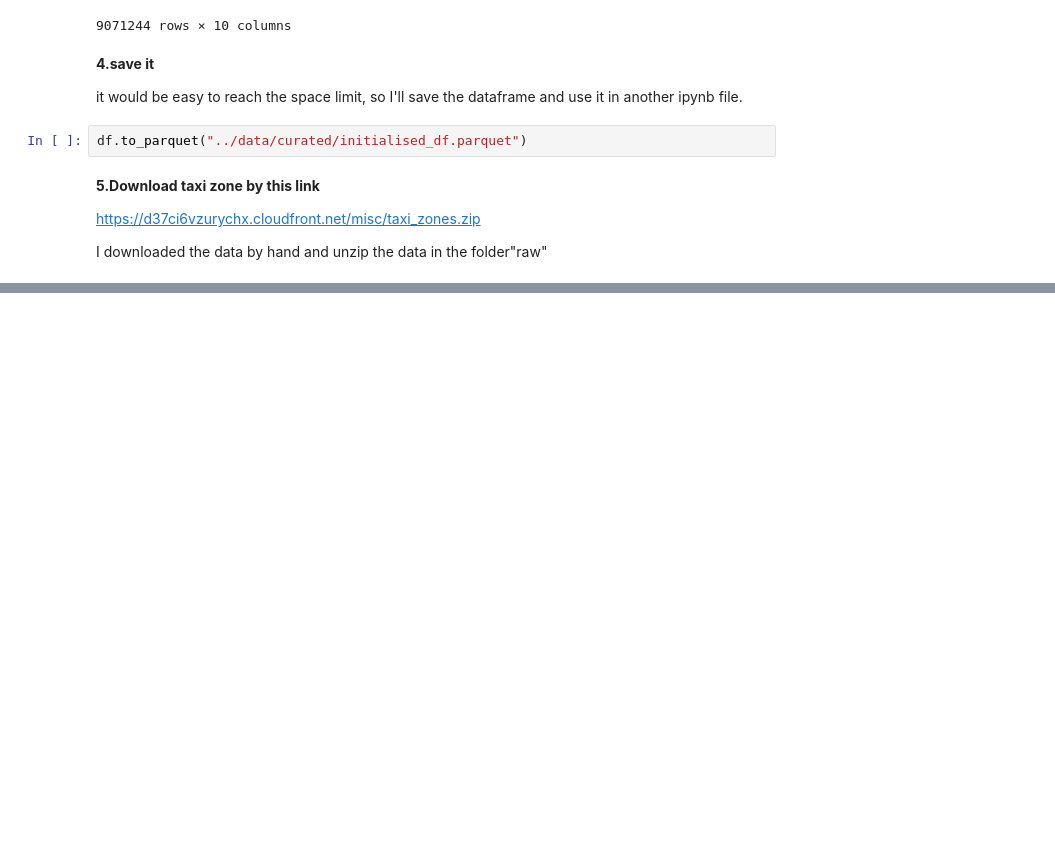
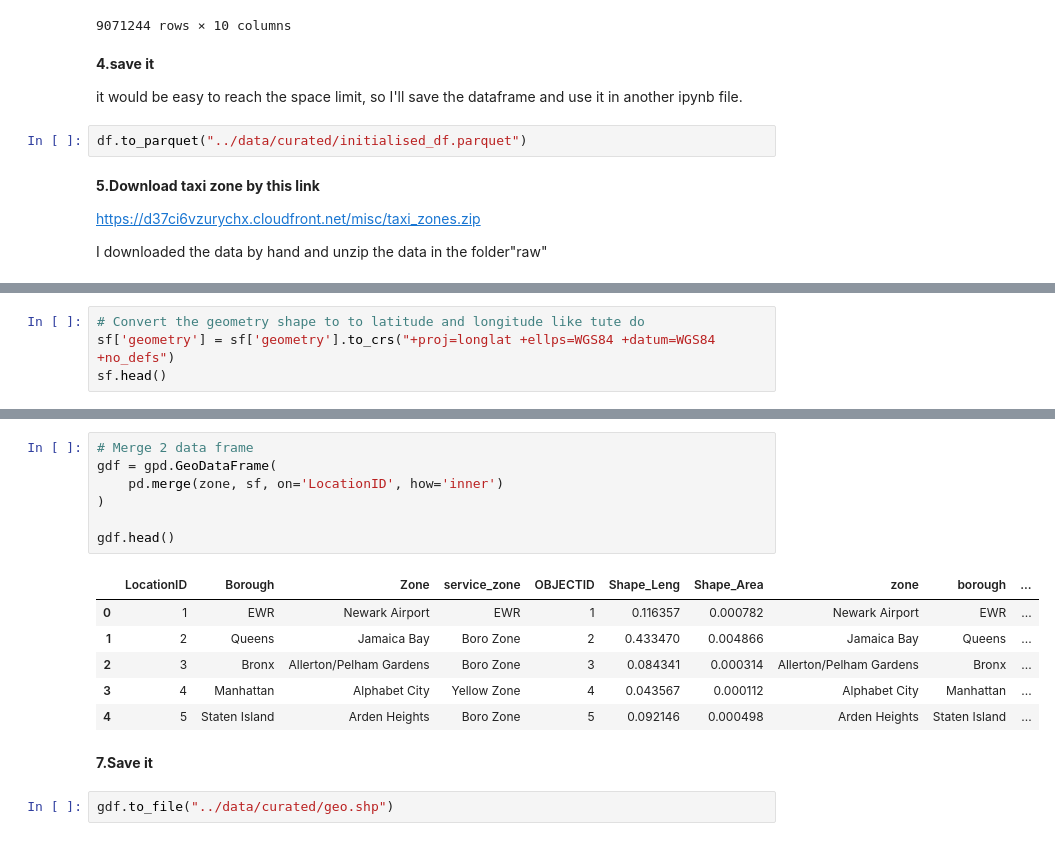
Before and after one commit to MAST30034-Applied-Data-Science/mast30034-project-1-LZY-Ziyi, a Jupyter notebook: notebooks/data_reading.ipynb, the cells around one changed output, grey strips where cells are left out. Saved outputs shown, nothing was run; the diff lists cells and outputs as text; blank space fills up the shorter version.

```diff
--- a/notebooks/data_reading.ipynb
+++ b/notebooks/data_reading.ipynb
@@ -125,0 +124,4 @@ zone
+# %%
+# Convert the geometry shape to to latitude and longitude like tute do
+sf['geometry'] = sf['geometry'].to_crs("+proj=longlat +ellps=WGS84 +datum=WGS84 +no_defs")
+sf.head()
@@ -125,0 +135,18 @@ zone
+# %%
+# Merge 2 data frame
+gdf = gpd.GeoDataFrame(
+    pd.merge(zone, sf, on='LocationID', how='inner')
+)
+
+gdf.head()
+# %% [output]
+|  | LocationID | Borough | Zone | service_zone | OBJECTID | Shape_Leng | Shape_Area | zone | borough | ... |
+| 0 | 1 | EWR | Newark Airport | EWR | 1 | 0.116357 | 0.000782 | Newark Airport | EWR | ... |
+| 1 | 2 | Queens | Jamaica Bay | Boro Zone | 2 | 0.433470 | 0.004866 | Jamaica Bay | Queens | ... |
+| 2 | 3 | Bronx | Allerton/Pelham Gardens | Boro Zone | 3 | 0.084341 | 0.000314 | Allerton/Pelham Gardens | Bronx | ... |
+| 3 | 4 | Manhattan | Alphabet City | Yellow Zone | 4 | 0.043567 | 0.000112 | Alphabet City | Manhattan | ... |
+| 4 | 5 | Staten Island | Arden Heights | Boro Zone | 5 | 0.092146 | 0.000498 | Arden Heights | Staten Island | ... |
+# %% [markdown]
+**7.Save it**
+# %%
+gdf.to_file("../data/curated/geo.shp")
```
Also changed, not shown: parts of 3 cells of this notebook, 2 other files.
